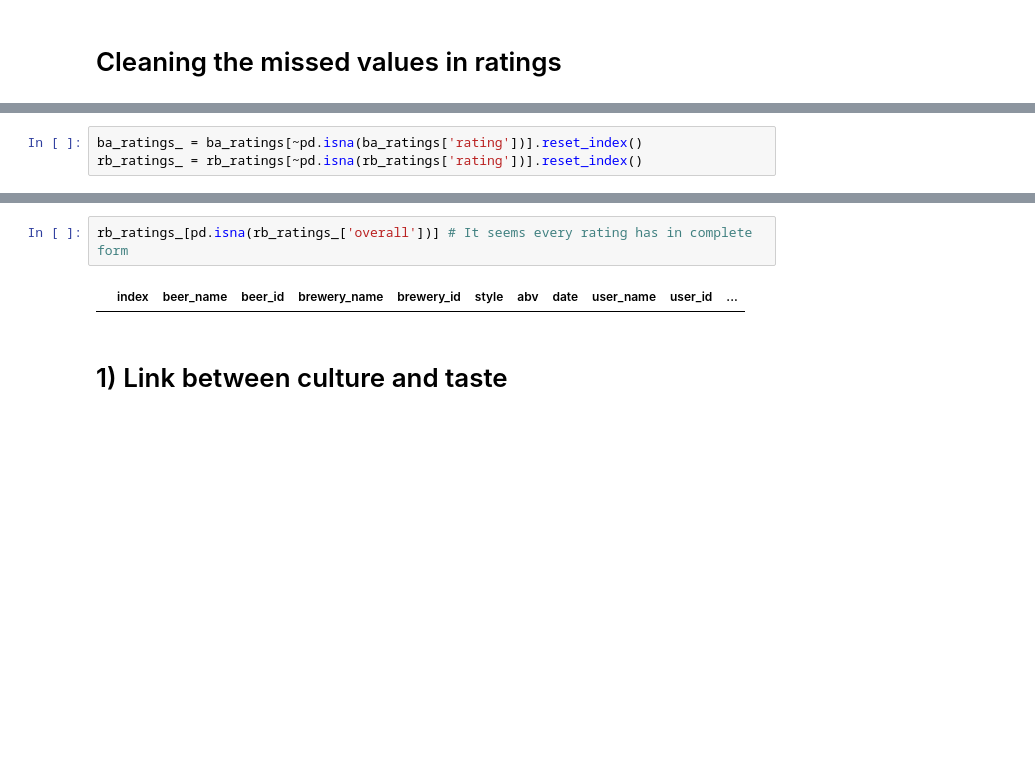
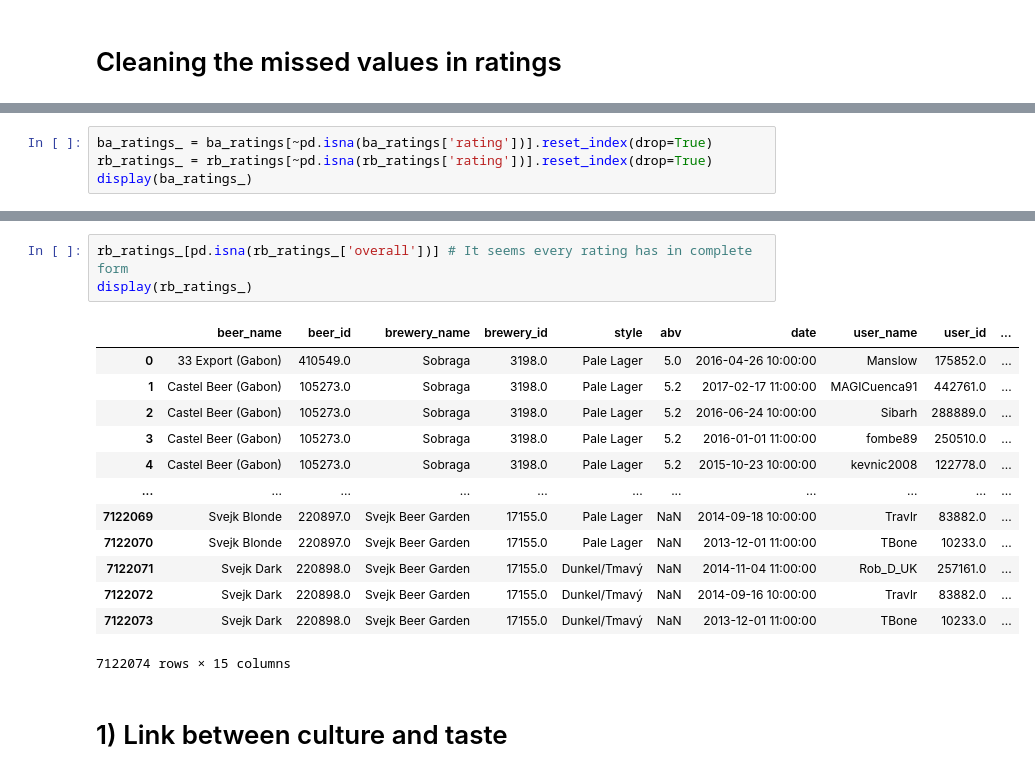
Before and after one commit to epfl-ada/ada-2024-project-datapilots, a Jupyter notebook: results.ipynb, the cells around one changed output, grey strips where cells are left out. Drawn from its saved outputs; the diff is of its cells as text; blank space fills up the shorter version.

```diff
--- a/results.ipynb
+++ b/results.ipynb
@@ -626,3 +624,4 @@ rb_ratings[pd.isna(rb_ratings['rating'])]
 # %%
-ba_ratings_ = ba_ratings[~pd.isna(ba_ratings['rating'])].reset_index()
-rb_ratings_ = rb_ratings[~pd.isna(rb_ratings['rating'])].reset_index()
+ba_ratings_ = ba_ratings[~pd.isna(ba_ratings['rating'])].reset_index(drop=True)
+rb_ratings_ = rb_ratings[~pd.isna(rb_ratings['rating'])].reset_index(drop=True)
+display(ba_ratings_)
@@ -645,7 +659,20 @@ ba_ratings_[pd.isna(ba_ratings_['overall'])] # Let's keep these values since the
 # %%
 rb_ratings_[pd.isna(rb_ratings_['overall'])] # It seems every rating has in complete form
+display(rb_ratings_)
 # %% [output]
-|  | index | beer_name | beer_id | brewery_name | brewery_id | style | abv | date | user_name | user_id | ... |
+|  | beer_name | beer_id | brewery_name | brewery_id | style | abv | date | user_name | user_id | ... |
+| 0 | 33 Export (Gabon) | 410549.0 | Sobraga | 3198.0 | Pale Lager | 5.0 | 2016-04-26 10:00:00 | Manslow | 175852.0 | ... |
+| 1 | Castel Beer (Gabon) | 105273.0 | Sobraga | 3198.0 | Pale Lager | 5.2 | 2017-02-17 11:00:00 | MAGICuenca91 | 442761.0 | ... |
+| 2 | Castel Beer (Gabon) | 105273.0 | Sobraga | 3198.0 | Pale Lager | 5.2 | 2016-06-24 10:00:00 | Sibarh | 288889.0 | ... |
+| 3 | Castel Beer (Gabon) | 105273.0 | Sobraga | 3198.0 | Pale Lager | 5.2 | 2016-01-01 11:00:00 | fombe89 | 250510.0 | ... |
+| 4 | Castel Beer (Gabon) | 105273.0 | Sobraga | 3198.0 | Pale Lager | 5.2 | 2015-10-23 10:00:00 | kevnic2008 | 122778.0 | ... |
+| ... | ... | ... | ... | ... | ... | ... | ... | ... | ... | ... |
+| 7122069 | Svejk Blonde | 220897.0 | Svejk Beer Garden | 17155.0 | Pale Lager | NaN | 2014-09-18 10:00:00 | Travlr | 83882.0 | ... |
+| 7122070 | Svejk Blonde | 220897.0 | Svejk Beer Garden | 17155.0 | Pale Lager | NaN | 2013-12-01 11:00:00 | TBone | 10233.0 | ... |
+| 7122071 | Svejk Dark | 220898.0 | Svejk Beer Garden | 17155.0 | Dunkel/Tmavý | NaN | 2014-11-04 11:00:00 | Rob_D_UK | 257161.0 | ... |
+| 7122072 | Svejk Dark | 220898.0 | Svejk Beer Garden | 17155.0 | Dunkel/Tmavý | NaN | 2014-09-16 10:00:00 | Travlr | 83882.0 | ... |
+| 7122073 | Svejk Dark | 220898.0 | Svejk Beer Garden | 17155.0 | Dunkel/Tmavý | NaN | 2013-12-01 11:00:00 | TBone | 10233.0 | ... |
+7122074 rows × 15 columns
 # %% [markdown]
 # 1) Link between culture and taste
 # %% [markdown]
```
Also changed, not shown: parts of 22 cells of this notebook.
